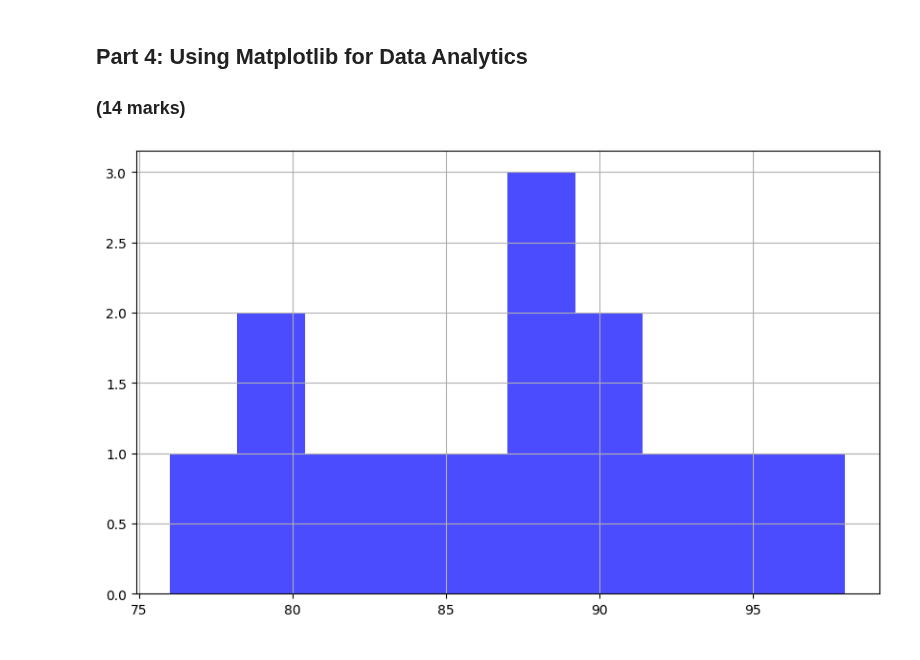
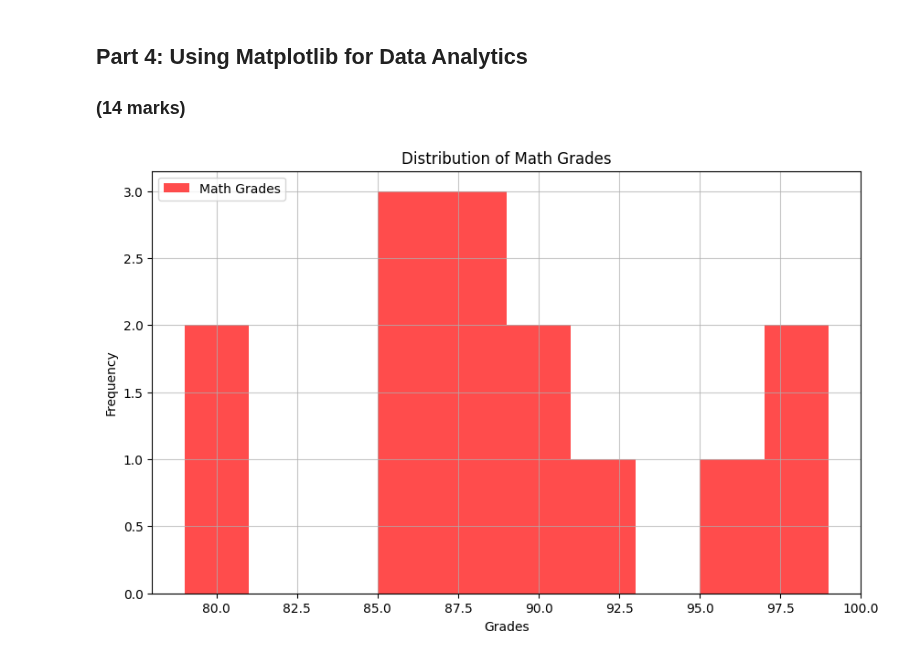
Before and after one commit to Deep-nav-auto-lab/engg680_2024_fall, a Jupyter notebook: Lab_Assignment1/StudentGradeManagementSystem.ipynb, the cells around one changed output. Cells and saved outputs as stored; diff of their text form; code cells hidden in the pictures.

Commit message:
added plots

```diff
--- a/Lab_Assignment1/StudentGradeManagementSystem.ipynb
+++ b/Lab_Assignment1/StudentGradeManagementSystem.ipynb
@@ -421,29 +428,32 @@ import matplotlib.pyplot as plt
 # %%
 # Let's use matplotlib to display a histogram of the grades distribution
 # Histograms are useful for seeing the distribution of the students grades
 
 plt.figure(figsize=(10, 6))
-plt.hist(df_studentGrades['englishGrade'], bins=10, alpha=0.7, label='English Grades', color='blue')
+# plt.hist(df_studentGrades['englishGrade'], bins=10, alpha=0.7, label='English Grades', color='blue')
 
 # Step 1: Use the line above as reference to create a histogram for the math grades
 # (1 mark)
-# plt.hist(df_studentGrades['mathGrade'], bins=10, alpha=0.7, label='Math Grades', color='red')
+plt.hist(df_studentGrades['mathGrade'], bins=10, alpha=0.7, label='Math Grades', color='red')
 
 # Step 2: Ensure that your plot is descriptive, so use labels (x and y axis), a title, and a legend.
 # Hint: Use the matplotlib .legend(loc='<location>') to add and place the legend.
 # You can use 'upper left', 'upper right', 'lower left', and 'lower right' to specify the location.
 # (4 marks)
-#
-plt.grid(True)
+plt.title('Distribution of Math Grades')
+plt.xlabel('Grades')
+plt.ylabel('Frequency')
+plt.legend(loc = 'upper left')
+plt.grid(axis = 'both', which = 'both', alpha = 0.7)
 
 # Step 3: Use the .savefig('<image_title>'.png) to output an image file of the histogram.
 # Please be sure to use a descriptive title!
 # (1 mark)
-#
+plt.savefig('mathGradesDistribution.png', dpi ='figure')
 
 plt.show()
 # %% [output]
-[figure, old version]
+[figure, new version]
 # %%
 # Let's also use matplotlib to display a scatter plot of English vs. Math grades
 # Scatter plots are useful for seeing the relationship between two variables
```
Also changed, not shown: parts of 8 cells of this notebook, 2 other files.
